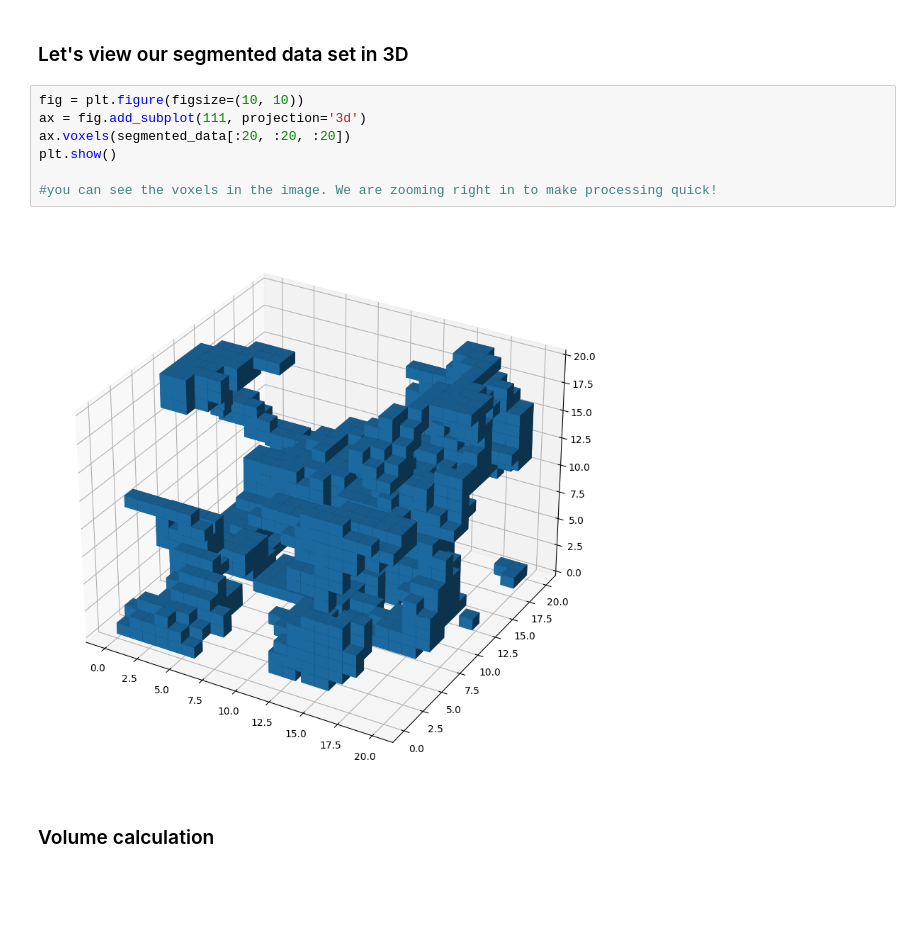
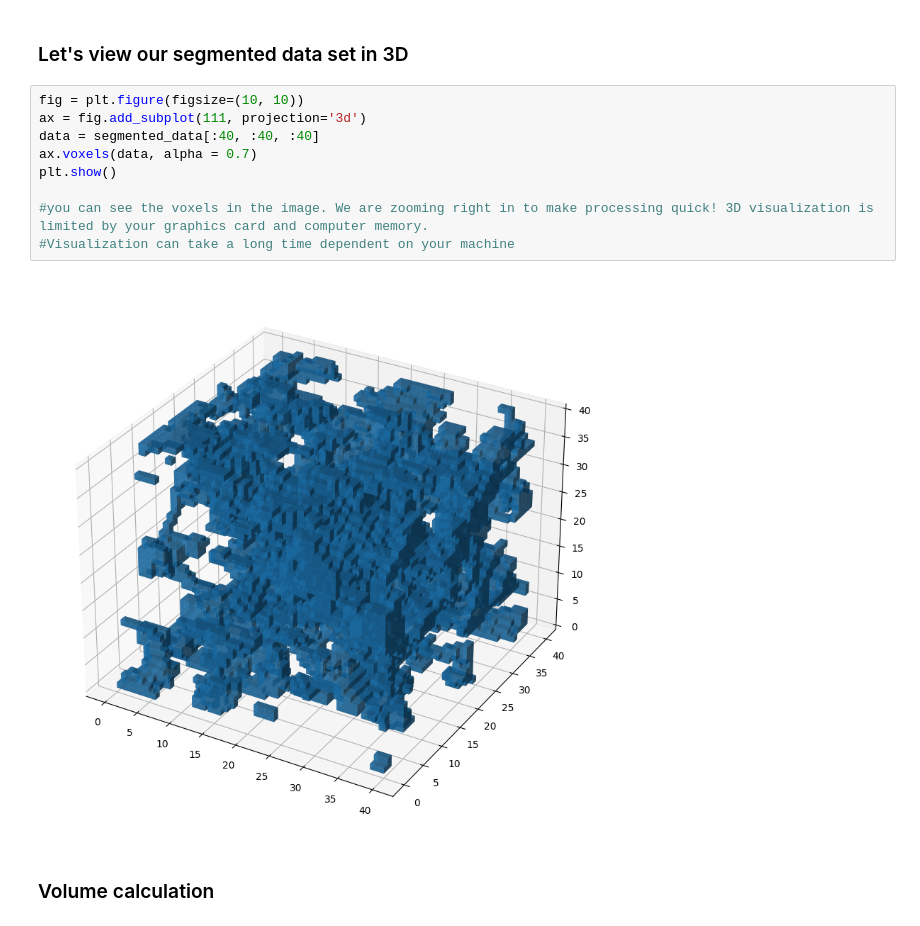
Before and after one commit to cspurin/quantification_porescale_images, a Jupyter notebook: interpore_lecture2_material.ipynb, the cells around one changed output. Saved outputs shown, nothing was run; the diff lists cells and outputs as text; blank space fills up the shorter version.

```diff
--- a/interpore_lecture2_material.ipynb
+++ b/interpore_lecture2_material.ipynb
@@ -50,12 +49,14 @@ plt.show()
 # %%
 fig = plt.figure(figsize=(10, 10))
 ax = fig.add_subplot(111, projection='3d')
-ax.voxels(segmented_data[:20, :20, :20])
+data = segmented_data[:40, :40, :40]
+ax.voxels(data, alpha = 0.7)
 plt.show()
 
-#you can see the voxels in the image. We are zooming right in to make processing quick!
+#you can see the voxels in the image. We are zooming right in to make processing quick! 3D visualization is limited by your graphics card and computer memory.
+#Visualization can take a long time dependent on your machine
 # %% [output]
-[figure, old version]
+[figure, new version]
 # %% [markdown]
 ### Volume calculation
 # %%
```
Also changed, not shown: parts of 9 cells of this notebook.
